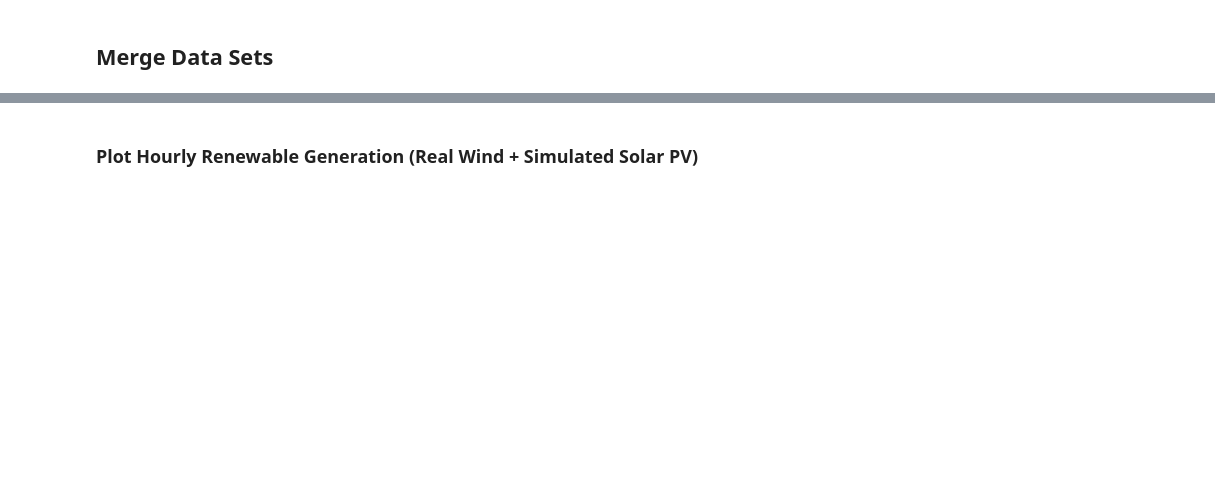
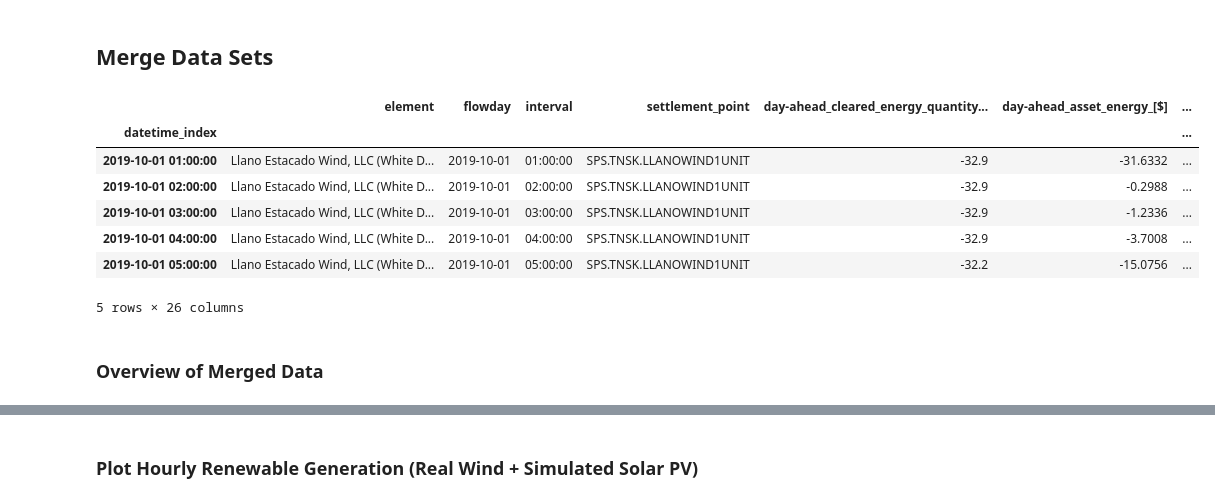
Before and after one commit to Lauvera132/ut_h2_protohub_simulation, a Jupyter notebook: white_deer_wind_farm_test.ipynb, the cells around one changed output, grey strips where cells are left out. Drawn from its saved outputs; the diff is of its cells as text; code cells hidden in the pictures; blank space fills up the shorter version.

```diff
--- a/white_deer_wind_farm_test.ipynb
+++ b/white_deer_wind_farm_test.ipynb
@@ -376,37 +380,33 @@ end_date = "2019-10-08"
 # %%
 # Merge the filtered wind and solar data on their datetime index using an inner join
 merged_data = pd.merge(
     wind_data, solar_data, left_index=True, right_index=True, how="inner"
     # how="left"  # Uncomment this line if you want to keep all wind data even if there's no solar data
 )
 
 # Reset the index to include the datetime index as a column
 merged_data.reset_index(inplace=True)
 
 # Rename the 'index' column to 'datetime' for clarity
 merged_data.rename(columns={"Datetime": "datetime_index"}, inplace=True)
 
 # Set the 'datetime' column as the index
 merged_data.set_index("datetime_index", inplace=True)
 
-# Filter the merged data for the specified date range
-filtered_merged_data = merged_data.loc[start_date:end_date]
+# Add a column for total generation in MW as the sum of wind and solar generation
+merged_data["total_generation_mw"] = (
+    merged_data["wind_real-time_generation_mw"] + merged_data["solar_generation_mw"]
+)
 
-# Copy the merged_data with only desired columns, including the datetime index
-desired_columns = [
-    "wind_real-time_generation_mw",
-    "wind_forecast_mw",
-    "solar_generation_mw",
-    "real-time_lmp_[$/mwh]",
-    "5m-real-time_billing_meter_quantity_[mw]",
-
-]
-filtered_merged_data = filtered_merged_data[
-    desired_columns
-].copy()  # Create a copy to avoid SettingWithCopyWarning
-
-# Add a column for total generation in MW
-filtered_merged_data.loc[:, "total_generation_mw"] = (
-    filtered_merged_data["wind_real-time_generation_mw"]
-    + filtered_merged_data["solar_generation_mw"]
-)
+merged_data.head()
+# %% [output]
+|  | element | flowday | interval | settlement_point | day-ahead_cleared_energy_quantity... | day-ahead_asset_energy_[$] | ... |
+| datetime_index |  |  |  |  |  |  | ... |
+| 2019-10-01 01:00:00 | Llano Estacado Wind, LLC (White D... | 2019-10-01 | 01:00:00 | SPS.TNSK.LLANOWIND1UNIT | -32.9 | -31.6332 | ... |
+| 2019-10-01 02:00:00 | Llano Estacado Wind, LLC (White D... | 2019-10-01 | 02:00:00 | SPS.TNSK.LLANOWIND1UNIT | -32.9 | -0.2988 | ... |
+| 2019-10-01 03:00:00 | Llano Estacado Wind, LLC (White D... | 2019-10-01 | 03:00:00 | SPS.TNSK.LLANOWIND1UNIT | -32.9 | -1.2336 | ... |
+| 2019-10-01 04:00:00 | Llano Estacado Wind, LLC (White D... | 2019-10-01 | 04:00:00 | SPS.TNSK.LLANOWIND1UNIT | -32.9 | -3.7008 | ... |
+| 2019-10-01 05:00:00 | Llano Estacado Wind, LLC (White D... | 2019-10-01 | 05:00:00 | SPS.TNSK.LLANOWIND1UNIT | -32.2 | -15.0756 | ... |
+5 rows × 26 columns
+# %% [markdown]
+### Overview of Merged Data
```
Also changed, not shown: parts of 25 cells of this notebook, 7 other files.
